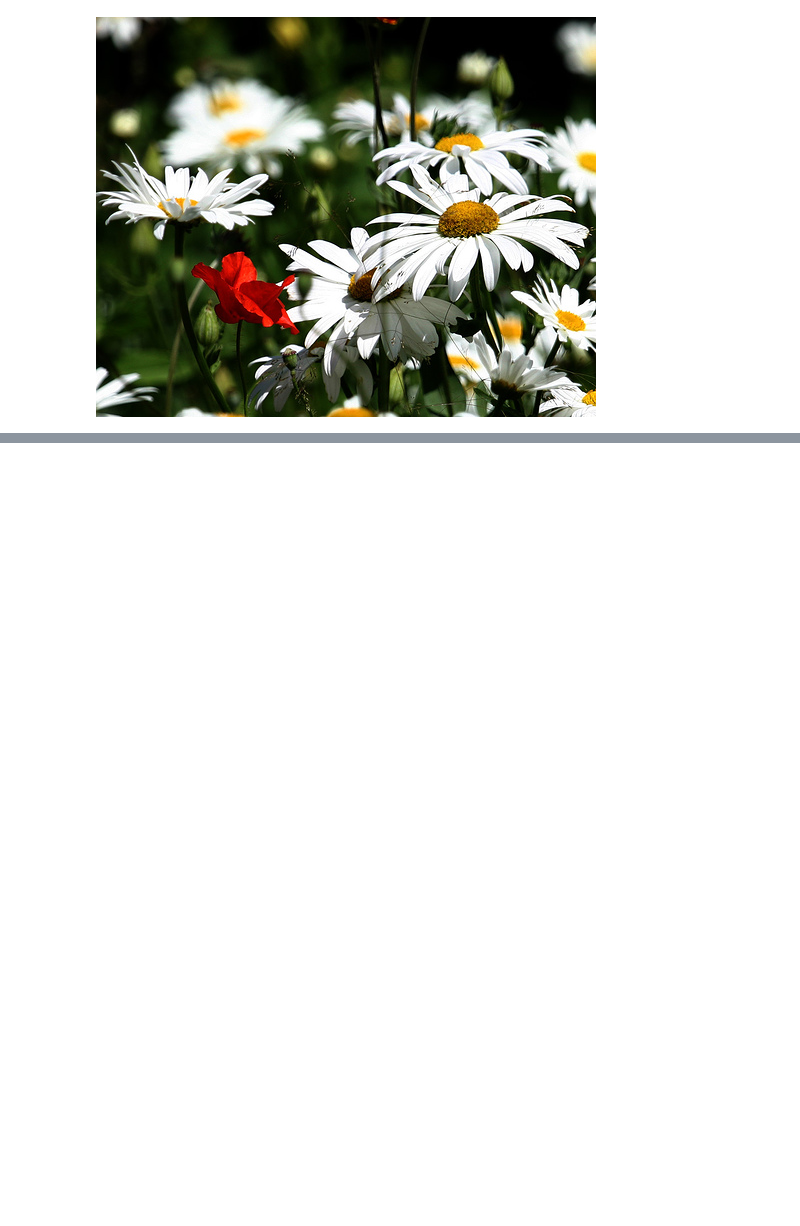
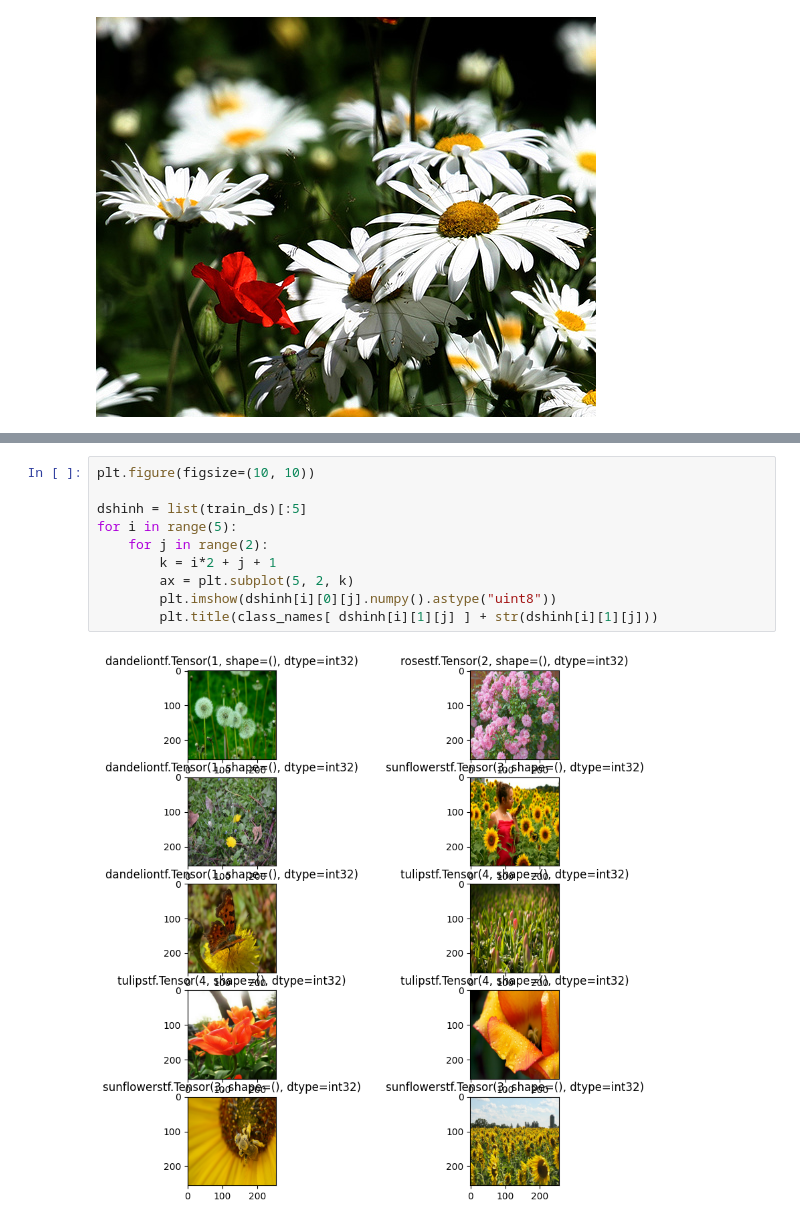
Before and after one commit to AdTekDev/EmT.DS, a Jupyter notebook: 08-Data/EmT.T7.W08.IMG.ipynb, the cells around one changed output, grey strips where cells are left out. Saved outputs shown, nothing was run; the diff lists cells and outputs as text; blank space fills up the shorter version.

```diff
--- a/08-Data/EmT.T7.W08.IMG.ipynb
+++ b/08-Data/EmT.T7.W08.IMG.ipynb
@@ -95,0 +124,12 @@ train_ds.class_names
+# %%
+plt.figure(figsize=(10, 10))
+
+dshinh = list(train_ds)[:5]
+for i in range(5):
+    for j in range(2):
+        k = i*2 + j + 1
+        ax = plt.subplot(5, 2, k)
+        plt.imshow(dshinh[i][0][j].numpy().astype("uint8"))
+        plt.title(class_names[ dshinh[i][1][j] ] + str(dshinh[i][1][j]))
+# %% [output]
+[figure, added]
```
Also changed, not shown: parts of 7 cells of this notebook.
